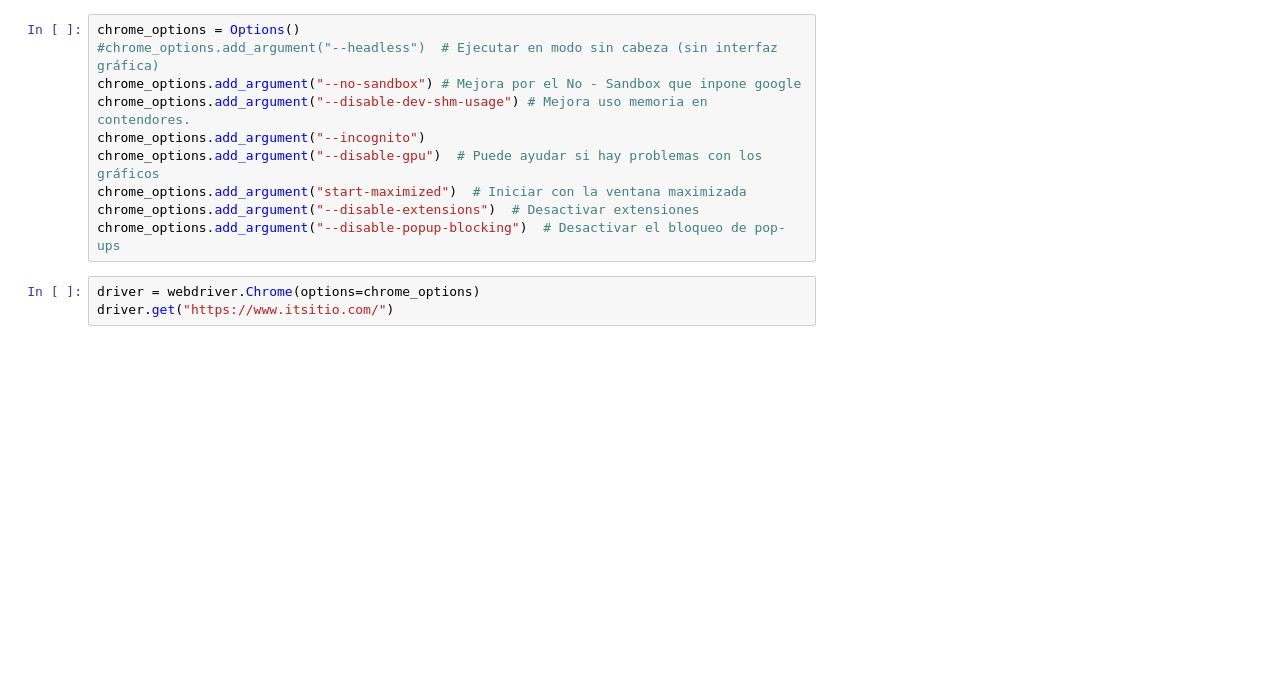
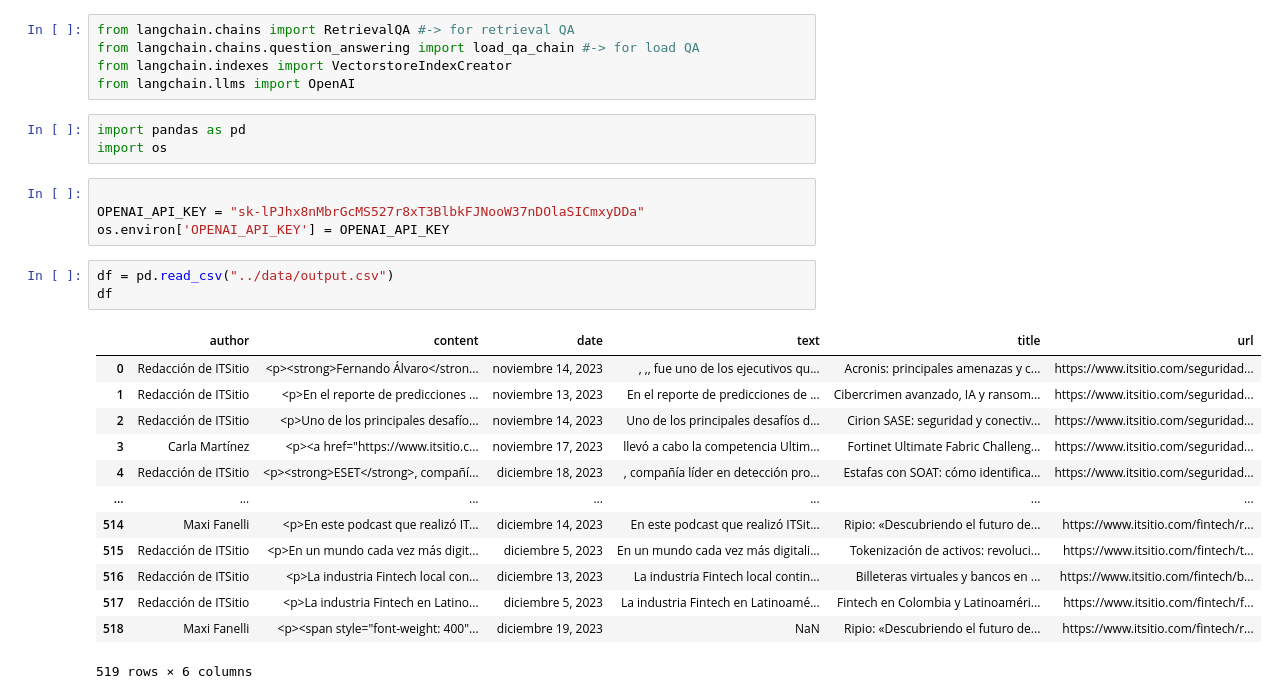
Before and after one commit to Q99-ai/its-POC, a Jupyter notebook: lab/lab.ipynb, the cells around one changed output. Drawn from its saved outputs; the diff is of its cells as text; blank space fills up the shorter version.

```diff
--- a/lab/lab.ipynb
+++ b/lab/lab.ipynb
@@ -19,13 +9,29 @@ import re
-# %%
-chrome_options = Options()
-#chrome_options.add_argument("--headless")  # Ejecutar en modo sin cabeza (sin interfaz gráfica)
-chrome_options.add_argument("--no-sandbox") # Mejora por el No - Sandbox que inpone google
-chrome_options.add_argument("--disable-dev-shm-usage") # Mejora uso memoria en contendores.
-chrome_options.add_argument("--incognito")
-chrome_options.add_argument("--disable-gpu")  # Puede ayudar si hay problemas con los gráficos
-chrome_options.add_argument("start-maximized")  # Iniciar con la ventana maximizada
-chrome_options.add_argument("--disable-extensions")  # Desactivar extensiones
-chrome_options.add_argument("--disable-popup-blocking")  # Desactivar el bloqueo de pop-ups
-# %%
-driver = webdriver.Chrome(options=chrome_options)
-driver.get("https://www.itsitio.com/")
+# %%
+from langchain.chains import RetrievalQA #-> for retrieval QA
+from langchain.chains.question_answering import load_qa_chain #-> for load QA
+from langchain.indexes import VectorstoreIndexCreator
+from langchain.llms import OpenAI
+# %%
+import pandas as pd
+import os
+# %%
+
+OPENAI_API_KEY = "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"
+os.environ['OPENAI_API_KEY'] = OPENAI_API_KEY
+# %%
+df = pd.read_csv("../data/output.csv")
+df
+# %% [output]
+|  | author | content | date | text | title | url |
+| 0 | Redacción de ITSitio | <p><strong>Fernando Álvaro</stron... | noviembre 14, 2023 | , ,, fue uno de los ejecutivos qu... | Acronis: principales amenazas y c... | https://www.itsitio.com/seguridad... |
+| 1 | Redacción de ITSitio | <p>En el reporte de predicciones ... | noviembre 13, 2023 | En el reporte de predicciones de ... | Cibercrimen avanzado, IA y ransom... | https://www.itsitio.com/seguridad... |
+| 2 | Redacción de ITSitio | <p>Uno de los principales desafío... | noviembre 14, 2023 | Uno de los principales desafíos d... | Cirion SASE: seguridad y conectiv... | https://www.itsitio.com/seguridad... |
+| 3 | Carla Martínez | <p><a href="https://www.itsitio.c... | noviembre 17, 2023 | llevó a cabo la competencia Ultim... | Fortinet Ultimate Fabric Challeng... | https://www.itsitio.com/seguridad... |
+| 4 | Redacción de ITSitio | <p><strong>ESET</strong>, compañí... | diciembre 18, 2023 | , compañía líder en detección pro... | Estafas con SOAT: cómo identifica... | https://www.itsitio.com/seguridad... |
+| ... | ... | ... | ... | ... | ... | ... |
+| 514 | Maxi Fanelli | <p>En este podcast que realizó IT... | diciembre 14, 2023 | En este podcast que realizó ITSit... | Ripio: «Descubriendo el futuro de... | https://www.itsitio.com/fintech/r... |
+| 515 | Redacción de ITSitio | <p>En un mundo cada vez más digit... | diciembre 5, 2023 | En un mundo cada vez más digitali... | Tokenización de activos: revoluci... | https://www.itsitio.com/fintech/t... |
+| 516 | Redacción de ITSitio | <p>La industria Fintech local con... | diciembre 13, 2023 | La industria Fintech local contin... | Billeteras virtuales y bancos en ... | https://www.itsitio.com/fintech/b... |
+| 517 | Redacción de ITSitio | <p>La industria Fintech en Latino... | diciembre 5, 2023 | La industria Fintech en Latinoamé... | Fintech en Colombia y Latinoaméri... | https://www.itsitio.com/fintech/f... |
+| 518 | Maxi Fanelli | <p><span style="font-weight: 400"... | diciembre 19, 2023 | NaN | Ripio: «Descubriendo el futuro de... | https://www.itsitio.com/fintech/r... |
+519 rows × 6 columns
```
Also changed, not shown: parts of 20 cells of this notebook, 7 other files.
